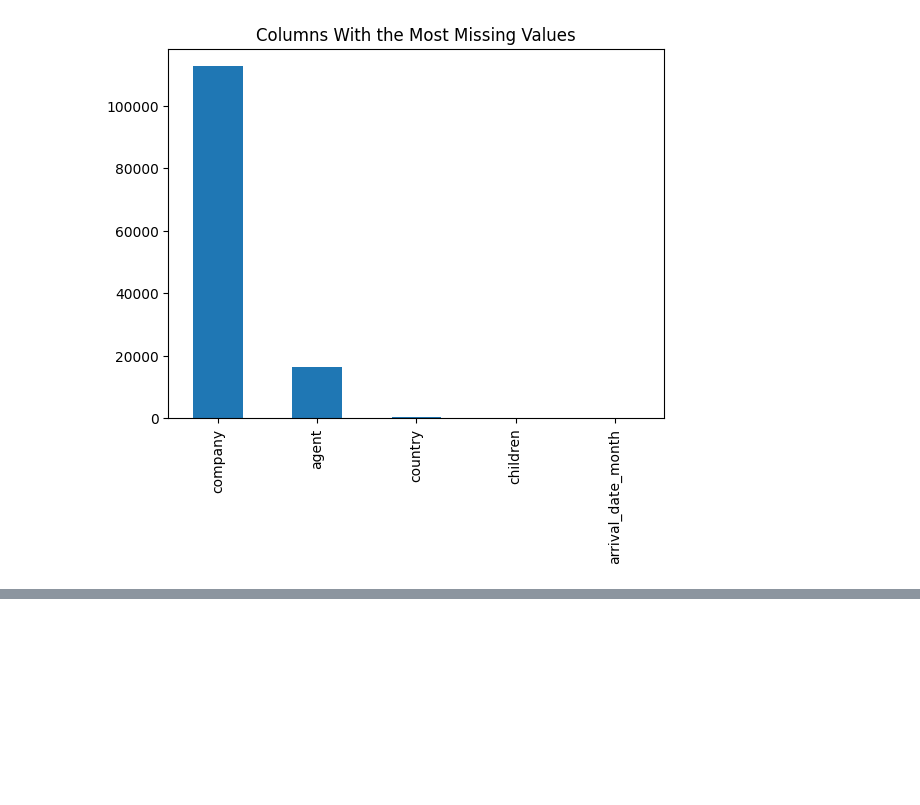
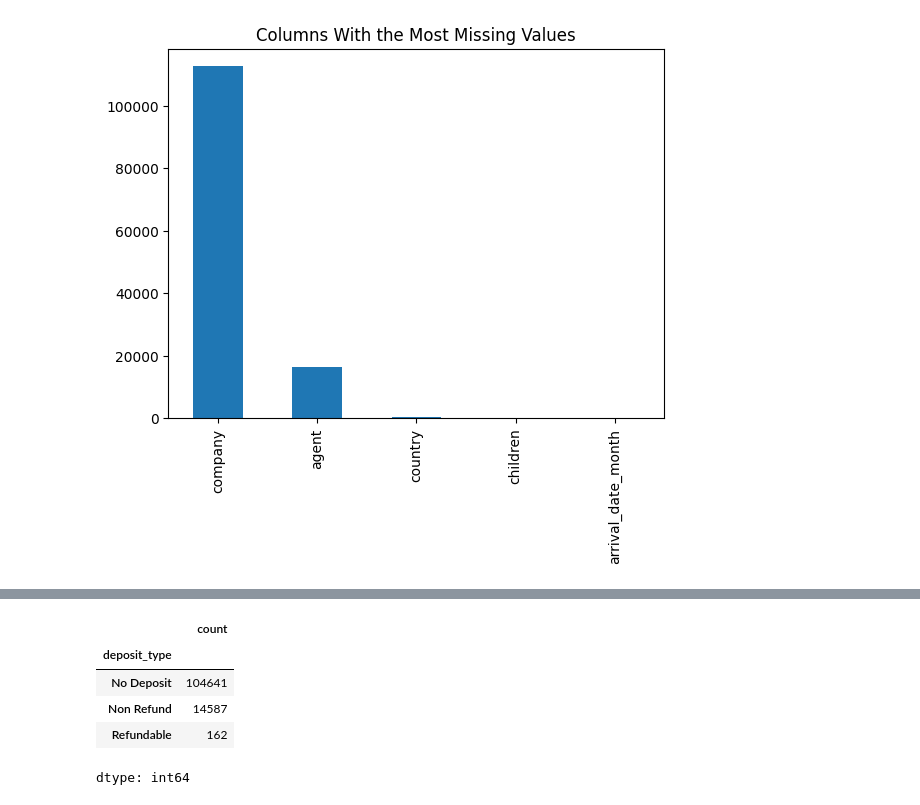
Before and after one commit to lnc2131/BA305-A1---hotel-bookings, a Jupyter notebook: 01_data_exploration.ipynb, the cells around one changed output, grey strips where cells are left out. Saved outputs shown, nothing was run; the diff lists cells and outputs as text; code cells hidden in the pictures; blank space fills up the shorter version.

```diff
--- a/01_data_exploration.ipynb
+++ b/01_data_exploration.ipynb
@@ -35,0 +45,9 @@ plt.show()
+# %%
+df['deposit_type'].value_counts()
+# %% [output]
+|  | count |
+| deposit_type |  |
+| No Deposit | 104641 |
+| Non Refund | 14587 |
+| Refundable | 162 |
+dtype: int64
```
Also changed, not shown: parts of 2 cells of this notebook.
